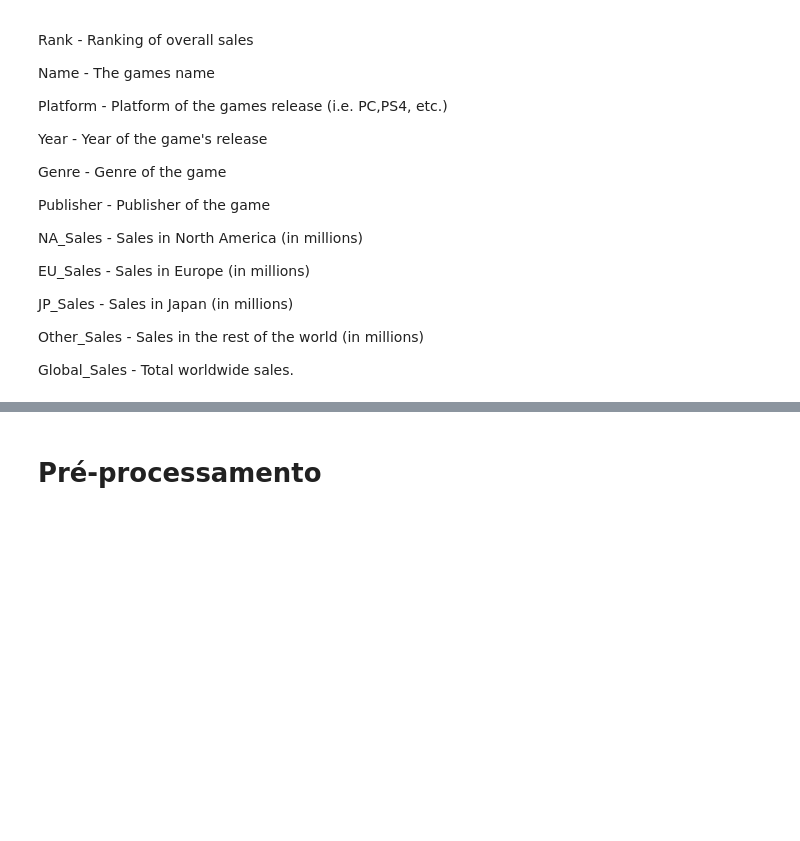
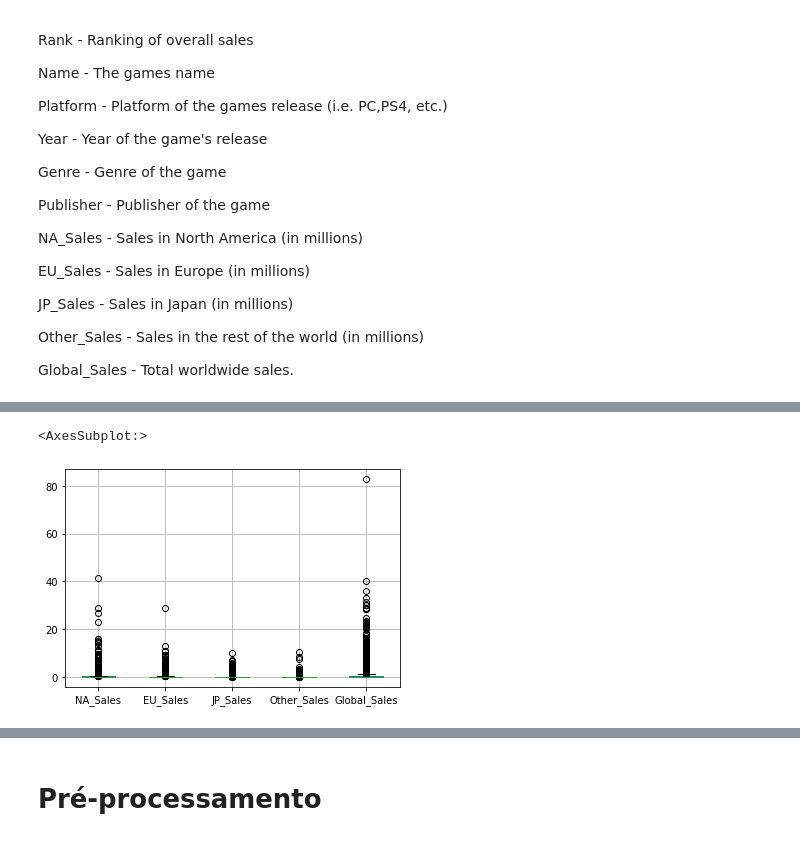
Before and after one commit to mateusfh/Projeto-ICD, a Jupyter notebook: Relatório Final.ipynb, the cells around one changed output, grey strips where cells are left out. Saved outputs shown, nothing was run; the diff lists cells and outputs as text; code cells hidden in the pictures; blank space fills up the shorter version.

```diff
--- a/Relatório Final.ipynb
+++ b/Relatório Final.ipynb
@@ -56,0 +122,5 @@ Global_Sales - Total worldwide sales.
+# %%
+arq.boxplot(column=["NA_Sales", "EU_Sales", "JP_Sales", "Other_Sales", "Global_Sales"])
+# %% [output]
+<AxesSubplot:>
+[figure, added]
```
Also changed, not shown: parts of 21 cells of this notebook.
